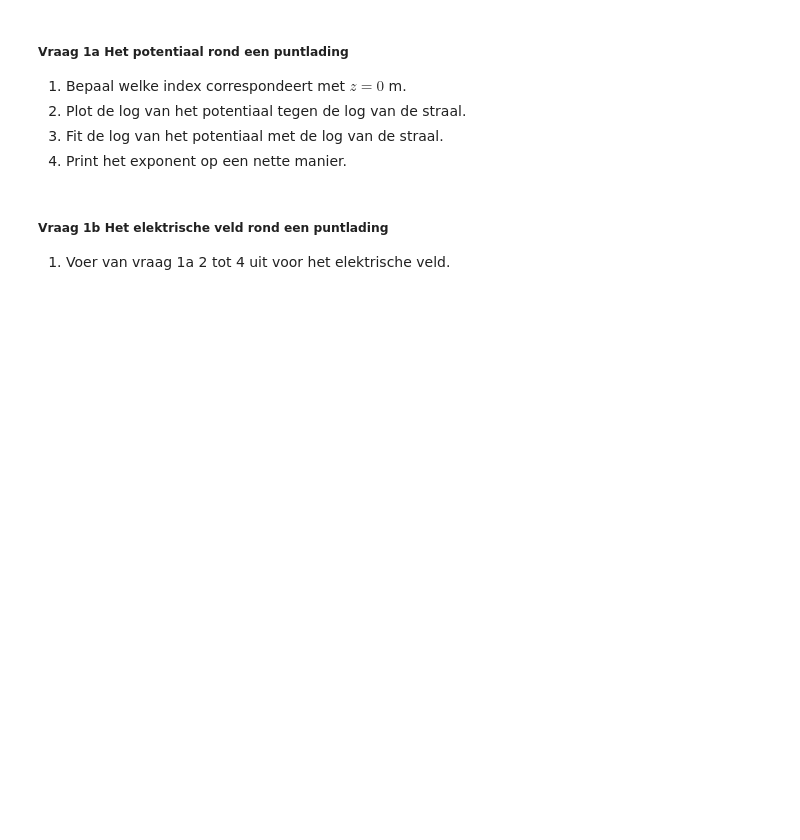
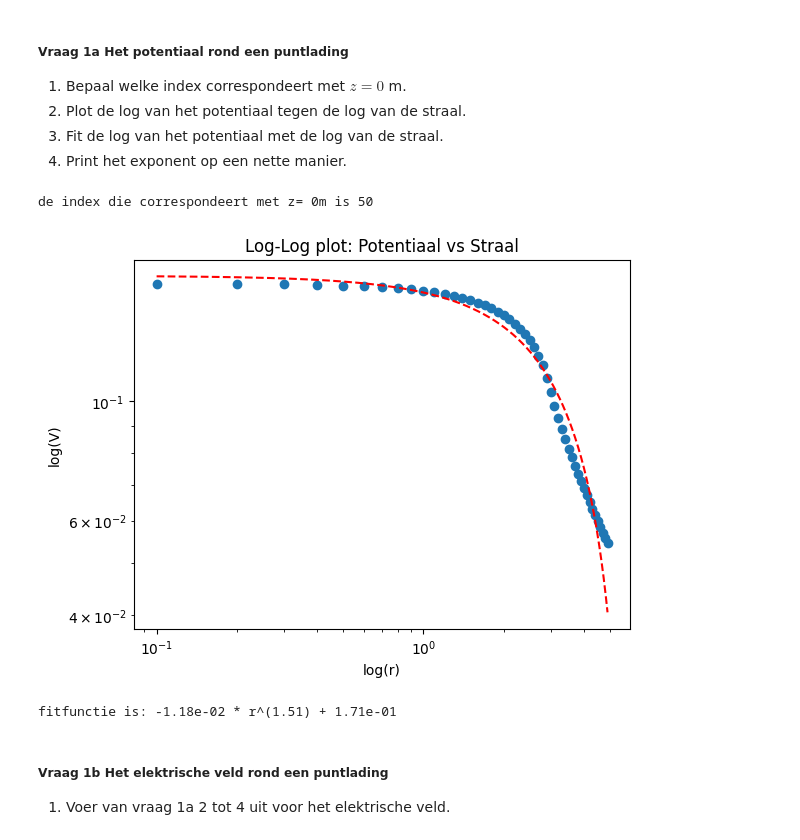
Before and after one commit to wobsen/opdrachten-DEF-D, a Jupyter notebook: DigitaleOntwerpopdrachten/1CondensatorOpdracht/CondensatorOntwerpopdracht.ipynb, the cells around one changed output. Drawn from its saved outputs; the diff is of its cells as text; code cells hidden in the pictures; blank space fills up the shorter version.

```diff
--- a/DigitaleOntwerpopdrachten/1CondensatorOpdracht/CondensatorOntwerpopdracht.ipynb
+++ b/DigitaleOntwerpopdrachten/1CondensatorOpdracht/CondensatorOntwerpopdracht.ipynb
@@ -87,9 +104,45 @@ plot_results_pt_charge_at_origin(Ez, Er, normE, V, r, z, grid_step)
 3. Fit de log van het potentiaal met de log van de straal.
 4. Print het exponent op een nette manier.
 # %%
-###
-###Hier jouw code###
-###
+#1 vinden van de index die bij z = 0 hoort
+
+def find_idx_nearest(array, value):
+    array = np.asarray(array)
+    idx = (np.abs(array - value)).argmin()
+    return idx
+
+idx_z0 = find_idx_nearest(z,0)
+
+#printen van de index
+print("de index die correspondeert met z= 0m is", idx_z0)
+# %% [output]
+de index die correspondeert met z= 0m is 50
+# %%
+#3 curvefit maken
+
+def functiefit(x,a,b,c):
+    return a*x**b + c
+
+#fitten
+popt, pcov = curve_fit(functiefit, r, V[idx_z0, :])
+
+x = np.linspace(0.1, np.max(r), 1000)
+y = functiefit(x, *popt)
+
+#plotten van de potentiaal als functie van r op z=0 en de fit
+plt.figure()
+plt.loglog(r, V[idx_z0, :], "o") #potentiaal masken op z=0 mbv index
+plt.loglog(x, y, "r--")
+plt.xlabel('log(r)')
+plt.ylabel('log(V)')
+plt.title('Log-Log plot: Potentiaal vs Straal')
+plt.show()
+# %% [output]
+[figure, added]
+# %%
+print("fitfunctie is: {:.2e} * r^({:.2f}) + {:.2e}".format(*popt))
+# %% [output]
+fitfunctie is: -1.18e-02 * r^(1.51) + 1.71e-01
 # %% [markdown]
 ##### Vraag 1b Het elektrische veld rond een puntlading
 1. Voer van vraag 1a 2 tot 4 uit voor het elektrische veld.
```
Also changed, not shown: parts of 9 cells of this notebook, 3 other files.
